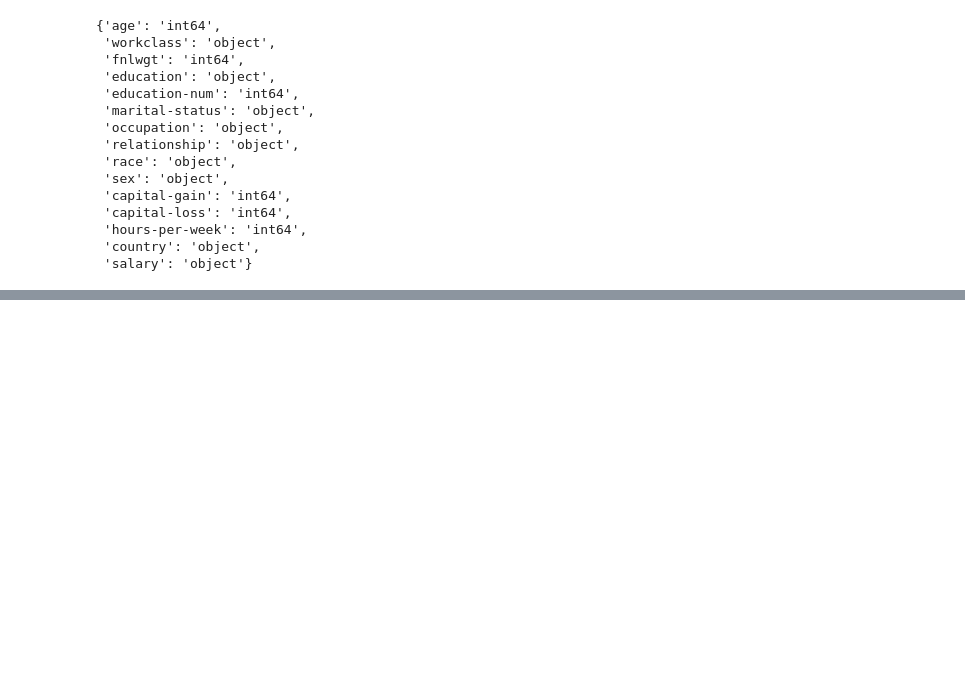
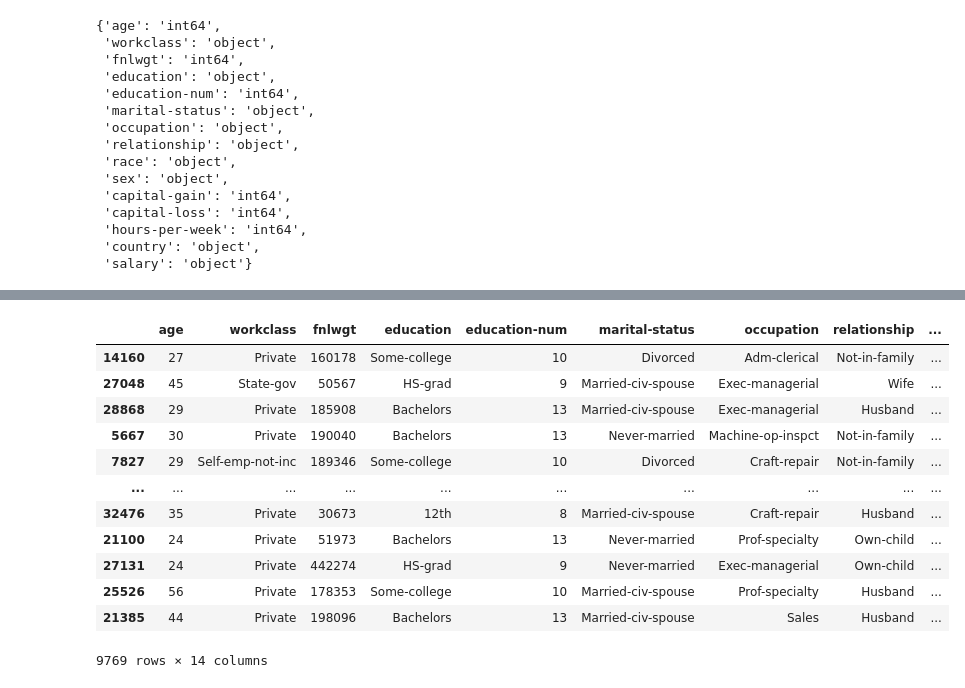
Before and after one commit to Prashant-Baliyan/DL_DVC_Template, a Jupyter notebook: notebook/Schemafilegenerator.ipynb, the cells around one changed output, grey strips where cells are left out. Saved outputs shown, nothing was run; the diff lists cells and outputs as text; code cells hidden in the pictures; blank space fills up the shorter version.

```diff
--- a/notebook/Schemafilegenerator.ipynb
+++ b/notebook/Schemafilegenerator.ipynb
@@ -86,0 +129,16 @@ dict(zip(column,data_type))
+# %%
+X_test
+# %% [output]
+|  | age | workclass | fnlwgt | education | education-num | marital-status | occupation | relationship | ... |
+| 14160 | 27 | Private | 160178 | Some-college | 10 | Divorced | Adm-clerical | Not-in-family | ... |
+| 27048 | 45 | State-gov | 50567 | HS-grad | 9 | Married-civ-spouse | Exec-managerial | Wife | ... |
+| 28868 | 29 | Private | 185908 | Bachelors | 13 | Married-civ-spouse | Exec-managerial | Husband | ... |
+| 5667 | 30 | Private | 190040 | Bachelors | 13 | Never-married | Machine-op-inspct | Not-in-family | ... |
+| 7827 | 29 | Self-emp-not-inc | 189346 | Some-college | 10 | Divorced | Craft-repair | Not-in-family | ... |
+| ... | ... | ... | ... | ... | ... | ... | ... | ... | ... |
+| 32476 | 35 | Private | 30673 | 12th | 8 | Married-civ-spouse | Craft-repair | Husband | ... |
+| 21100 | 24 | Private | 51973 | Bachelors | 13 | Never-married | Prof-specialty | Own-child | ... |
+| 27131 | 24 | Private | 442274 | HS-grad | 9 | Never-married | Exec-managerial | Own-child | ... |
+| 25526 | 56 | Private | 178353 | Some-college | 10 | Married-civ-spouse | Prof-specialty | Husband | ... |
+| 21385 | 44 | Private | 198096 | Bachelors | 13 | Married-civ-spouse | Sales | Husband | ... |
+9769 rows × 14 columns
```
Also changed, not shown: parts of 11 cells of this notebook, 6 other files.
